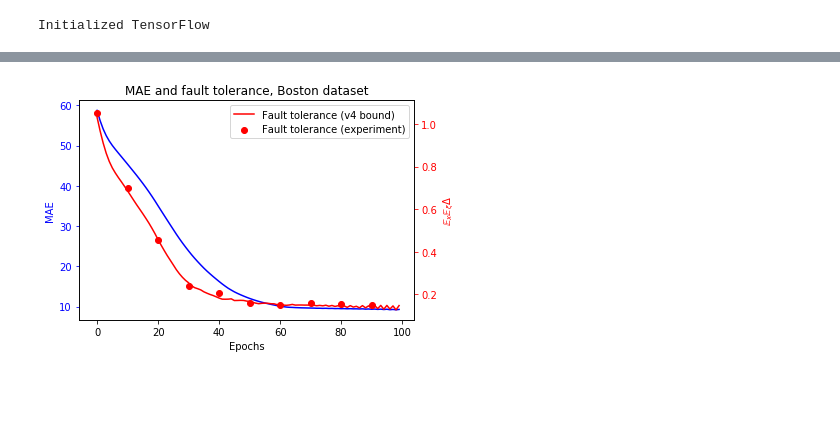
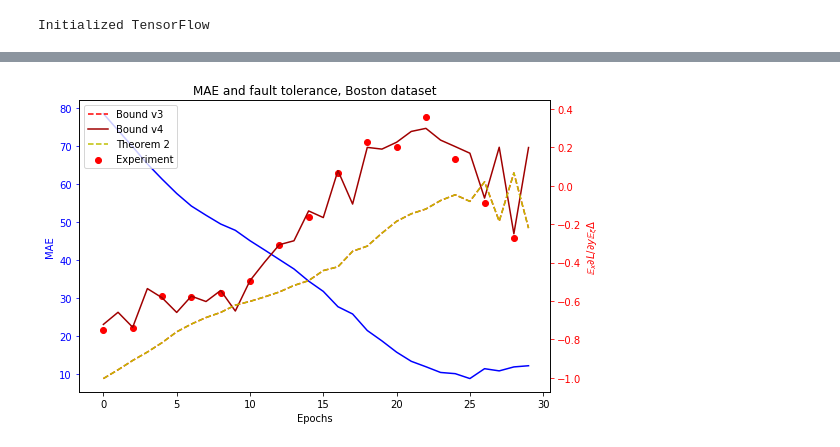
Before and after one commit to LPD-EPFL/nn-fault-tolerance, a Jupyter notebook: ErrorOnTraining.ipynb, the cells around one changed output, grey strips where cells are left out. Cells and saved outputs as stored; diff of their text form; code cells hidden in the pictures; blank space fills up the shorter version.

Commit message:
Fix Error On Training (use updated Th2)

```diff
--- a/ErrorOnTraining.ipynb
+++ b/ErrorOnTraining.ipynb
@@ -113,0 +157,12 @@ _________________________________________________________________
+# %%
+# Train some network
+
+# network shape (w/o input-output)
+N = [15, 14, 5]
+p = 1e-2
+p_inference = [0, p] + [0] * len(N)
+p_train = [0] * (len(N) + 2)
+
+exp = TrainExperimentShowResilience(x_train, y_train, x_test, y_test, N, epochs = 30,
+                                    p_inference = p_inference, p_train = p_train, activation = 'relu',
+                                    do_print = True, exp_skip = 2, repetitions = 200)
@@ -114,24 +185,36 @@ _________________________________________________________________
 # %%
 # show data
 self = exp
 
-fig, ax1 = plt.subplots()
+fig, ax1 = plt.subplots(figsize=(8, 5))
 ax1.set_title('MAE and fault tolerance, Boston dataset')
 
-ax1.plot(self.losses, 'b-')
+ax1.plot(self.losses, 'b-', label = 'Loss')
 ax1.set_xlabel('Epochs')
 ax1.set_ylabel('MAE', color='b')
 ax1.tick_params('y', colors='b')
 
 ax2 = ax1.twinx()
-ax2.set_ylabel('$\mathbb{E}_x\mathbb{E}_\\xi \Delta$', color = 'r')
-ax2.plot(self.mean_error_v4, label = 'Fault tolerance (v4 bound)', color = 'r')
+#ax3 = ax1.twinx()
+#ax4 = ax1.twinx()
+ax2.set_ylabel('$\mathbb{E}_x\partial L/\partial y\mathbb{E}_\\xi \Delta$', color = 'r')
+ax2.plot(self.mean_error_dLdy_v3, '--', label = 'Bound v3', color = 'r')
+ax2.plot(self.mean_error_dLdy_v4, label = 'Bound v4', color = '#a00000')
 ax2.tick_params('y', colors='r')
-ax2.scatter(*zip(*self.mean_error_exp), label = 'Fault tolerance (experiment)', color = 'r')
+ax2.scatter(*zip(*self.mean_error_dLdy_exp), label = 'Experiment', color = 'r')
+
+#ax3.spines["right"].set_position(("axes", 1.1))
+#ax3.set_ylabel('$\mathbb{E}_x dy/dw$', color = 'g')
+#ax3.plot(self.mean_dydw, label = 'Mean dy/dw', color = 'g')
+#ax3.tick_params('y', colors = 'g')
+
+ax2.plot(-p * np.array(self.wdLdw), '--', label = 'Theorem 2', color = 'y')
+
+#ax2.set_ylim(*[fcn(self.mean_error_dLdy_v4) for fcn in [np.min, np.max]])
+
 ax2.legend()
-
 fig.tight_layout()
 fig.show()
 fig.savefig('figures/training_boston_loss_error.eps', bbox_inches = 'tight')
 # %% [output]
-[figure, old version]
+[figure, new version]
```
Also changed, not shown: parts of 3 cells of this notebook, 1 other file.
